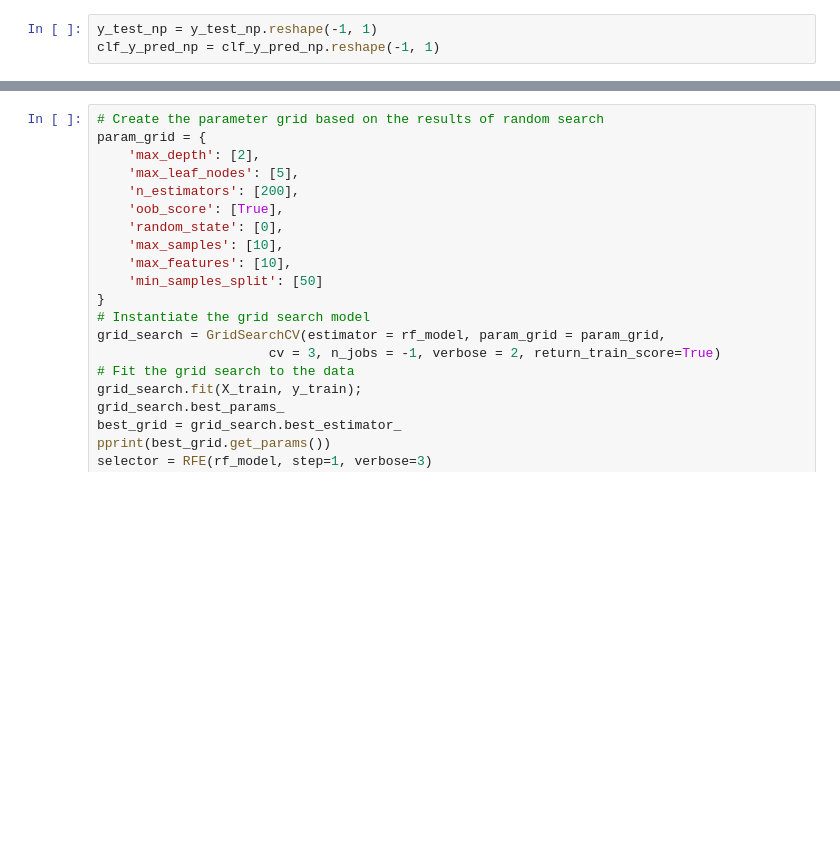
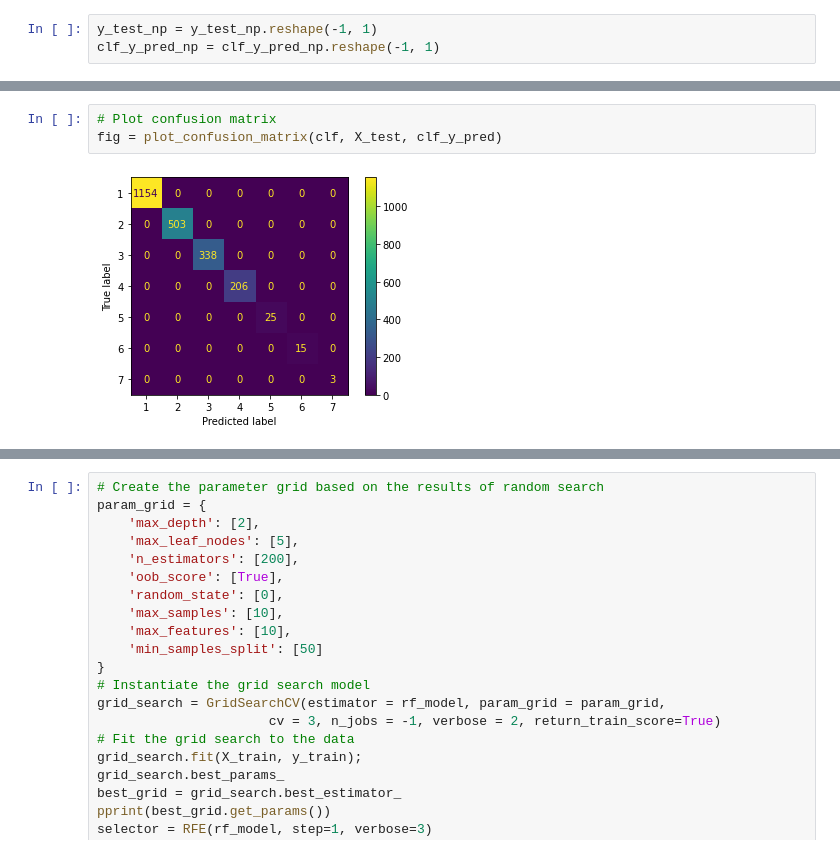
Before and after one commit to TamaraGR/Police_Violence_Analysis, a Jupyter notebook: Police_Violence_Clean.ipynb, the cells around one changed output, grey strips where cells are left out. Saved outputs shown, nothing was run; the diff lists cells and outputs as text; blank space fills up the shorter version.

Commit message:
added confusion matrix and plotted confusion matrix for all 3 test models

```diff
--- a/Police_Violence_Clean.ipynb
+++ b/Police_Violence_Clean.ipynb
@@ -514,3 +542,8 @@ print(classification_report(y_test, clf_y_pred))
+# %%
+# Plot confusion matrix
+fig = plot_confusion_matrix(clf, X_test, clf_y_pred)
+# %% [output]
+[figure, added]
 # %%
 # Decision Tree model prediction
 print(clf_y_pred)
```
Also changed, not shown: parts of 9 cells of this notebook.
